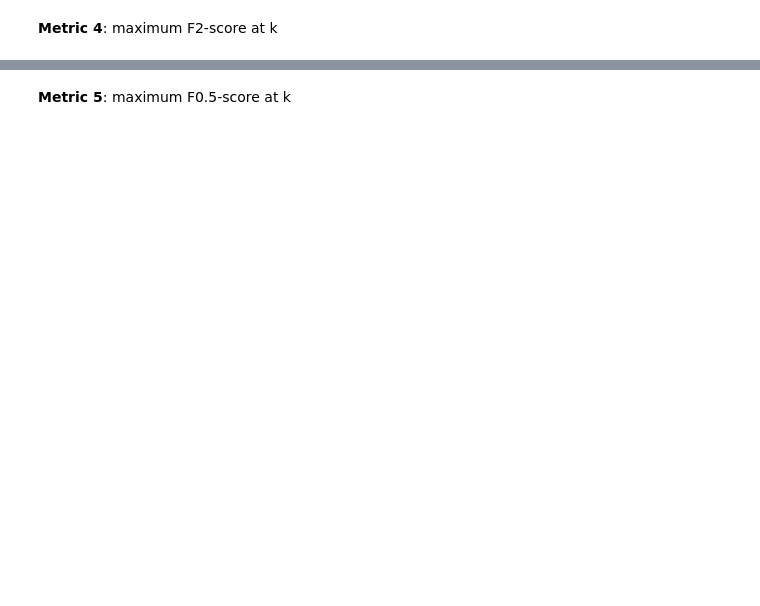
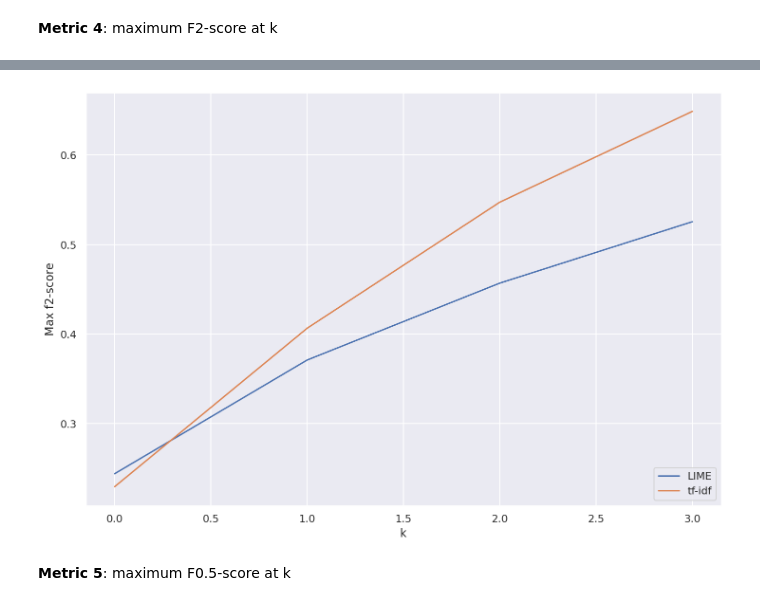
Before and after one commit to jermathew/E2L, a Jupyter notebook: notebooks/evaluation/wikidata_v2_eval.ipynb, the cells around one changed output, grey strips where cells are left out. Saved outputs shown, nothing was run; the diff lists cells and outputs as text; code cells hidden in the pictures; blank space fills up the shorter version.

```diff
--- a/notebooks/evaluation/wikidata_v2_eval.ipynb
+++ b/notebooks/evaluation/wikidata_v2_eval.ipynb
@@ -233,3 +219,14 @@ fig.show()
+# %%
+compare_lineplots(list(range(min_k)),
+                  lime_max_f2score_avg,
+                  baseline_max_f2score_avg,
+                  'LIME',
+                  'tf-idf',
+                  'k',
+                  'Max f2-score',
+                  use_plotly)
+# %% [output]
+[figure, added]
 # %% [markdown]
 **Metric 5**: maximum F0.5-score at k
 # %%
```
Also changed, not shown: parts of 28 cells of this notebook, 2 other files.
